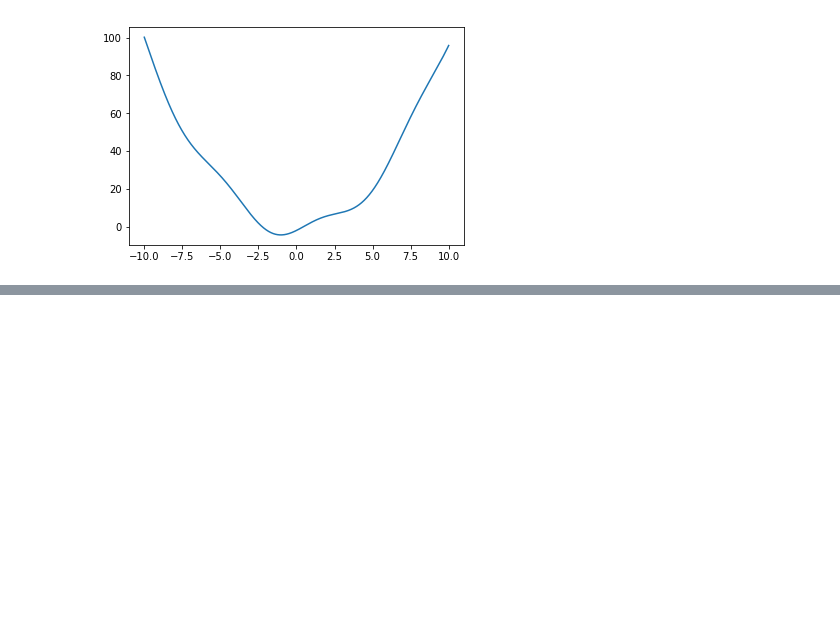
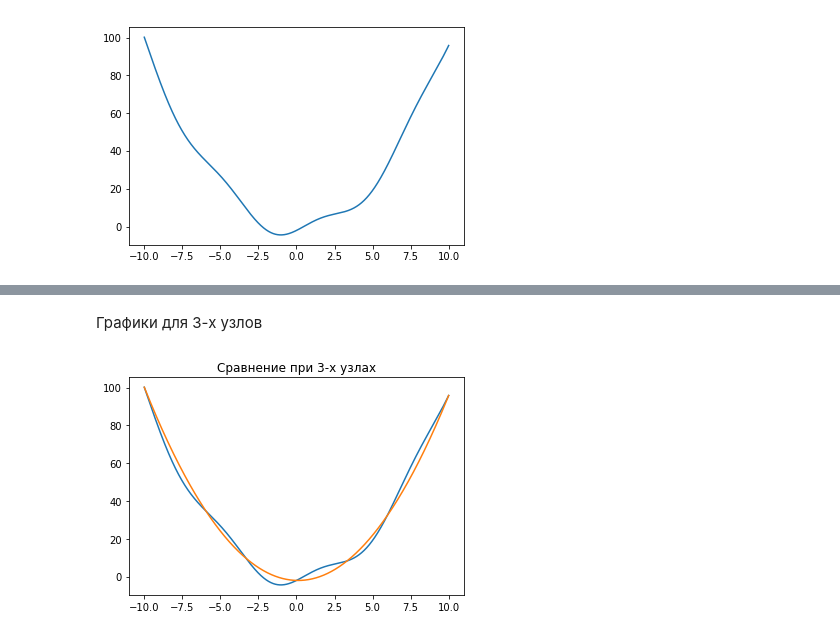
Before and after one commit to otzhora/numerical_methods-, a Jupyter notebook: sixth_task/Interpolation.ipynb, the cells around one changed output, grey strips where cells are left out. Drawn from its saved outputs; the diff is of its cells as text; code cells hidden in the pictures; blank space fills up the shorter version.

```diff
--- a/sixth_task/Interpolation.ipynb
+++ b/sixth_task/Interpolation.ipynb
@@ -18,0 +30,31 @@ plt.plot(x, f(x))
+# %%
+def omega_(k, xn):
+    prod = 1
+    for i, xi in enumerate(xn):
+        if i != k:
+            prod *= (xn[k] - xi)
+
+    return prod
+# %%
+def l(x, k, xn):
+    return omega(x, xn) / ((x - xn[k]) * omega_(k, xn))
+# %%
+def L_n(x, xn, f=f):
+    sum = 0
+    for i, xi in enumerate(xn):
+        sum += l(x, i, xn) * f(xi)
+    return sum
+# %%
+def plot_int(L, a, n, f=f, get_linspace=get_linspace, label1="original_f", label2="int_f"):
+    xn = get_linspace(a, n)
+
+    plt.plot(x, f(x), label=label1)
+    plt.plot(x, L(x, xn, f), label=label2)
+    plt.title("Сравнение при {}-х узлах".format(n))
+    plt.show()
+# %% [markdown]
+Графики для 3-х узлов
+# %%
+plot_int(L_n, a, 3)
+# %% [output]
+[figure, added]
```
Also changed, not shown: parts of 15 cells of this notebook.
